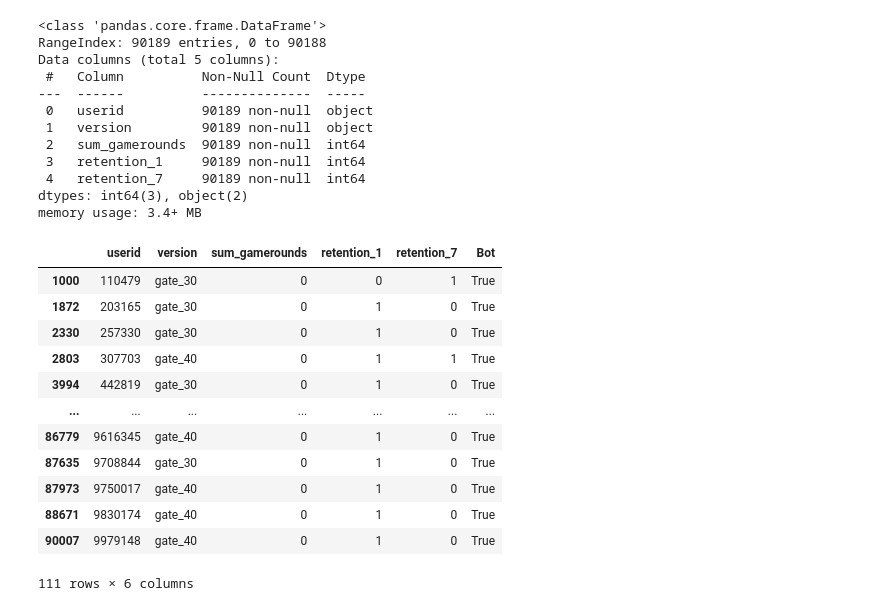
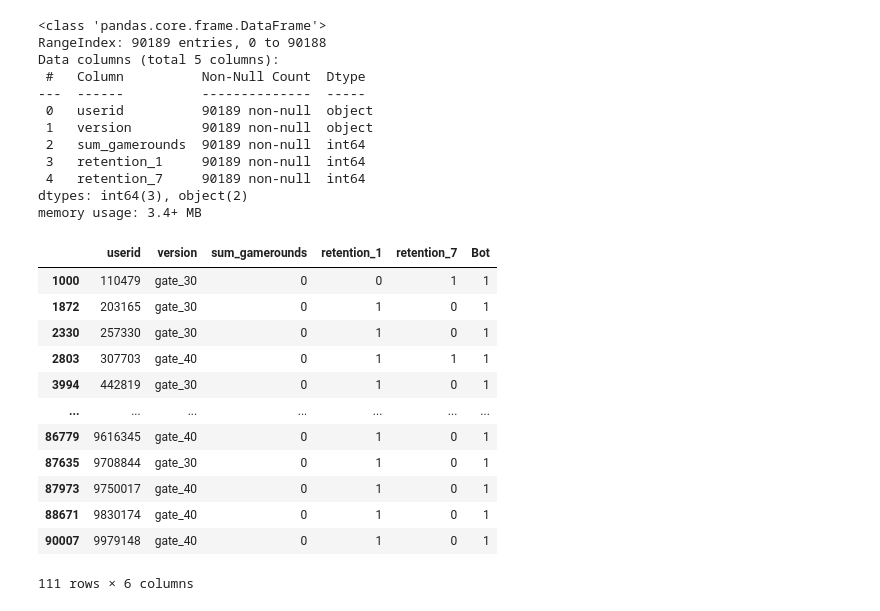
Before and after one commit to SBangarh/AB_cookie_cats, a Jupyter notebook: notebooks/bot_id.ipynb, the cells around one changed output. Drawn from its saved outputs; the diff is of its cells as text; code cells hidden in the pictures.

```diff
--- a/notebooks/bot_id.ipynb
+++ b/notebooks/bot_id.ipynb
@@ -47,25 +56,25 @@ memory usage: 3.4+ MB
 # %%
 # bots = instances where sum_gamerounds = 0 and one or both retentions are True;
 
 # make mask to filter bots
 my_bots = (copy['sum_gamerounds'] == 0) & ((copy['retention_1'] == 1) | (copy['retention_7'] == 1))
 
 #assign bool based on mask
-copy['Bot'] = my_bots.astype(bool)
+copy['Bot'] = my_bots.astype(int)
 
 #check work
 copy[copy['Bot'] == 1]
 # %% [output]
 |  | userid | version | sum_gamerounds | retention_1 | retention_7 | Bot |
-| 1000 | 110479 | gate_30 | 0 | 0 | 1 | True |
-| 1872 | 203165 | gate_30 | 0 | 1 | 0 | True |
-| 2330 | 257330 | gate_30 | 0 | 1 | 0 | True |
-| 2803 | 307703 | gate_40 | 0 | 1 | 1 | True |
-| 3994 | 442819 | gate_30 | 0 | 1 | 0 | True |
+| 1000 | 110479 | gate_30 | 0 | 0 | 1 | 1 |
+| 1872 | 203165 | gate_30 | 0 | 1 | 0 | 1 |
+| 2330 | 257330 | gate_30 | 0 | 1 | 0 | 1 |
+| 2803 | 307703 | gate_40 | 0 | 1 | 1 | 1 |
+| 3994 | 442819 | gate_30 | 0 | 1 | 0 | 1 |
 | ... | ... | ... | ... | ... | ... | ... |
-| 86779 | 9616345 | gate_40 | 0 | 1 | 0 | True |
-| 87635 | 9708844 | gate_30 | 0 | 1 | 0 | True |
-| 87973 | 9750017 | gate_40 | 0 | 1 | 0 | True |
-| 88671 | 9830174 | gate_40 | 0 | 1 | 0 | True |
-| 90007 | 9979148 | gate_40 | 0 | 1 | 0 | True |
+| 86779 | 9616345 | gate_40 | 0 | 1 | 0 | 1 |
+| 87635 | 9708844 | gate_30 | 0 | 1 | 0 | 1 |
+| 87973 | 9750017 | gate_40 | 0 | 1 | 0 | 1 |
+| 88671 | 9830174 | gate_40 | 0 | 1 | 0 | 1 |
+| 90007 | 9979148 | gate_40 | 0 | 1 | 0 | 1 |
 111 rows × 6 columns
```
Also changed, not shown: parts of 8 cells of this notebook, 2 other files.
